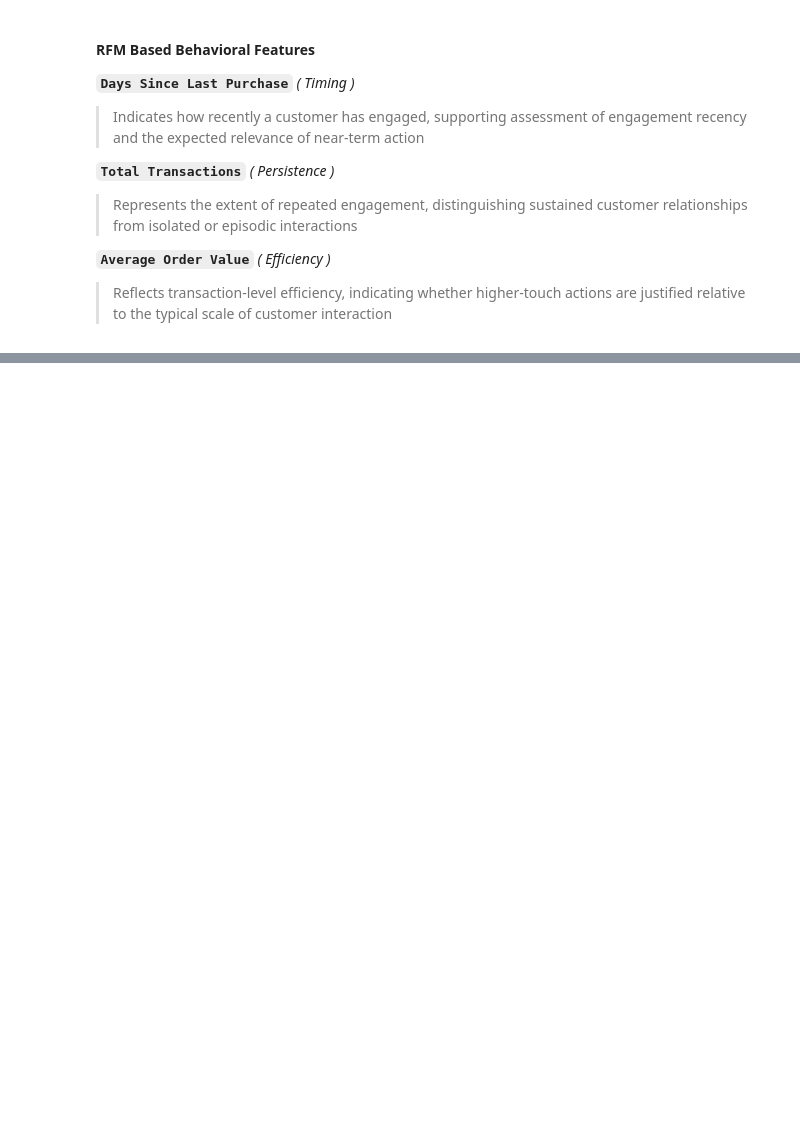
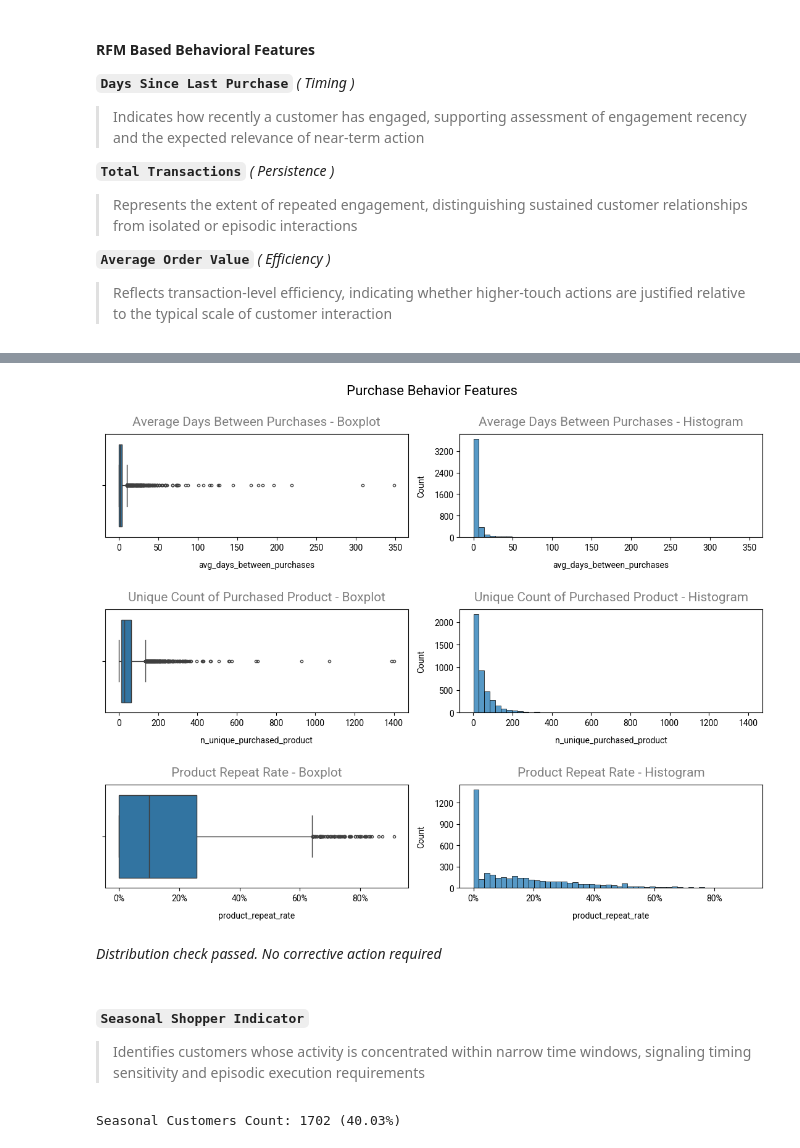
Before and after one commit to BLMgithub/customer-action-prioritization, a Jupyter notebook: notebooks/02_feature_engineering.ipynb, the cells around one changed output, grey strips where cells are left out. Drawn from its saved outputs; the diff is of its cells as text; code cells hidden in the pictures; blank space fills up the shorter version.

```diff
--- a/notebooks/02_feature_engineering.ipynb
+++ b/notebooks/02_feature_engineering.ipynb
@@ -120,0 +171,65 @@ customer_features['cancellation_rate'] = customer_features['CustomerID'].map(
+# %%
+# Feature: Average Days Between Purchases
+date_difference = df_customer.sort_values(['CustomerID', 'InvoiceDate'])
+date_difference['date_diff'] = df_customer.groupby('CustomerID')['InvoiceDate'].diff().dt.days
+
+purchase_behavior = date_difference.groupby('CustomerID')['date_diff'].mean().reset_index(name= 'avg_days_between_purchases')
+
+# Feature: Unique Count of Purchased Product
+purchase_behavior['n_unique_purchased_product'] = (df_customer.groupby('CustomerID')['StockCode'].nunique()).values
+
+# Feature: Repeat Rate
+purchase_behavior['unique_total_purchased'] = (df_customer.groupby('CustomerID')['StockCode'].count()).values
+
+purchase_behavior['product_repeat_rate'] = (
+    purchase_behavior['unique_total_purchased'] - purchase_behavior['n_unique_purchased_product']
+    ) / purchase_behavior['unique_total_purchased']
+
+
+purchase_behavior.drop(columns= 'unique_total_purchased', inplace= True)
+customer_features = pd.merge(customer_features, purchase_behavior, on= 'CustomerID')
+# %%
+av.feature_distribution_view(
+    data= customer_features,
+    column= ['avg_days_between_purchases', 'n_unique_purchased_product', 'product_repeat_rate'],
+    titles= ['Average Days Between Purchases', 'Unique Count of Purchased Product', 'Product Repeat Rate'],
+    suptitle= 'Purchase Behavior Features',
+    format_percent=[False, False, True]
+    )
+plt.show()
+# %% [output]
+[figure, added]
+# %% [markdown]
+*Distribution check passed. No corrective action required*
+# %% [markdown]
+<br>
+
+**`Seasonal Shopper Indicator`**
+>Identifies customers whose activity is concentrated within narrow time windows, signaling timing sensitivity and episodic execution requirements
+>
+# %%
+df_customer['Month'] = df_customer['InvoiceDate'].dt.month
+
+# Monthly total spend
+monthly_spending = df_customer.groupby(['CustomerID', 'Month'])['sales'].sum().reset_index(name= 'monthly_spend')
+
+seasonal_indicator = monthly_spending.groupby('CustomerID').agg(
+    total_spend = ('monthly_spend', 'sum'),
+    highest_monthly= ('monthly_spend', 'max')
+    ).reset_index()
+
+# Flag as Seasonal Shopper if 80% of annual spending occurs in highest spending month
+seasonal_indicator['spend_ratio'] = (
+    seasonal_indicator['highest_monthly']/ seasonal_indicator['total_spend']
+    ).fillna(0)
+
+seasonal_indicator['is_seasonal'] = np.where(seasonal_indicator['spend_ratio']>= 0.8, 1, 0)
+
+customer_features['is_seasonal'] = customer_features['CustomerID'].map(
+    seasonal_indicator.set_index('CustomerID')['is_seasonal'])
+
+
+print(f"Seasonal Customers Count: {customer_features['is_seasonal'].sum()} "
+      f"({customer_features['is_seasonal'].sum() / customer_features.shape[0] * 100 :.2f}%)")
+# %% [output]
+Seasonal Customers Count: 1702 (40.03%)
```
Also changed, not shown: parts of 16 cells of this notebook, 6 other files.
